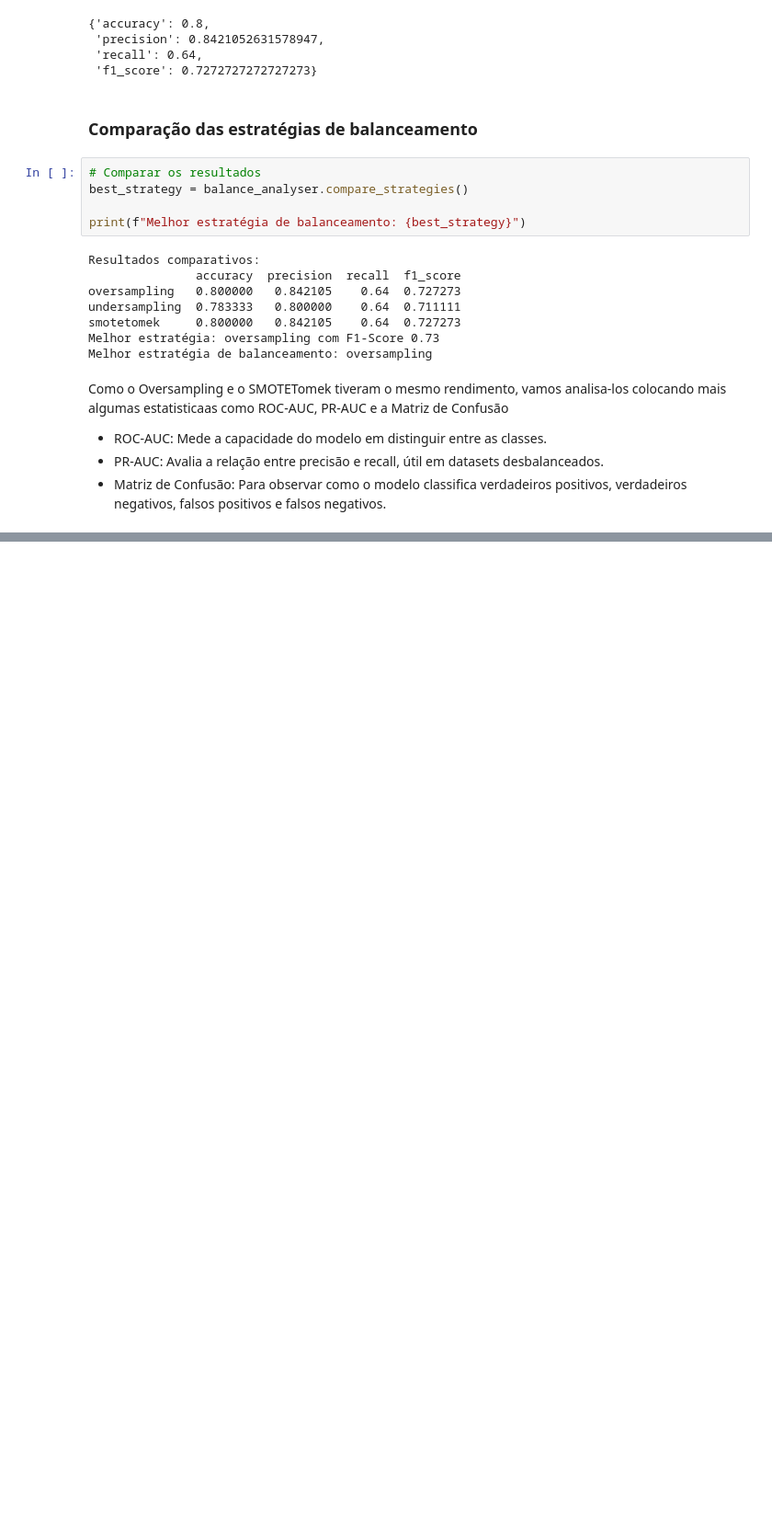
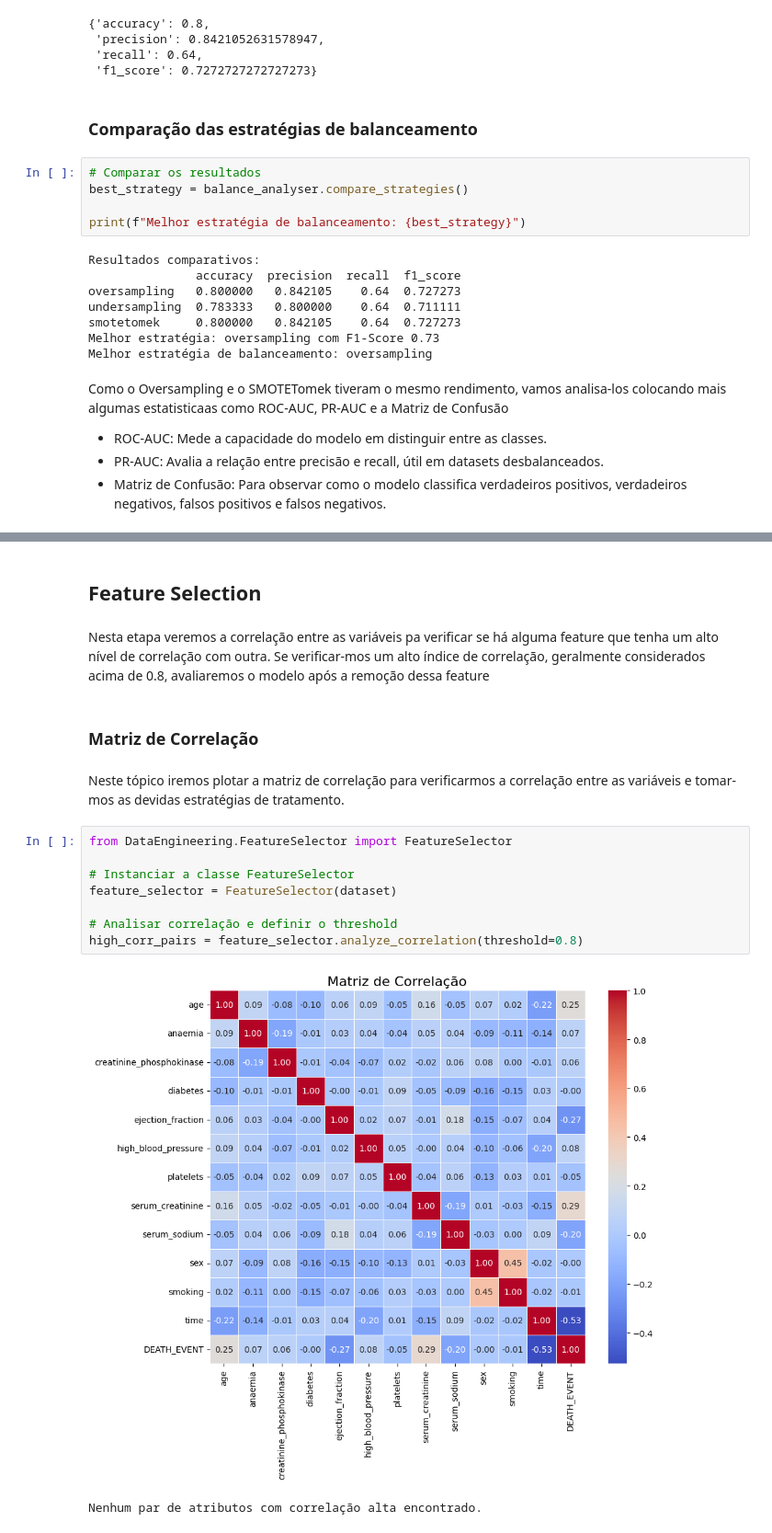
Before and after one commit to batista-neto/data-mining-heart-failure, a Jupyter notebook: main.ipynb, the cells around one changed output, grey strips where cells are left out. Shown at 92% size. Drawn from its saved outputs; the diff is of its cells as text; blank space fills up the shorter version.

```diff
--- a/main.ipynb
+++ b/main.ipynb
@@ -455,3 +457,22 @@ Confusion Matrix:
 Resultados comparados:
 oversampling - ROC-AUC: 0.8240000000000001, PR-AUC: 0.8112349836342236, F1-Score: 0.7272727272727273
 smotetomek - ROC-AUC: 0.8228571428571428, PR-AUC: 0.812354975713194, F1-Score: 0.7272727272727273
+# %% [markdown]
+## Feature Selection
+# %% [markdown]
+Nesta etapa veremos a correlação entre as variáveis pa verificar se há alguma feature que tenha um alto nível de correlação com outra. Se verificar-mos um alto índice de correlação, geralmente considerados acima de 0.8, avaliaremos o modelo após a remoção dessa feature
+# %% [markdown]
+### Matriz de Correlação
+# %% [markdown]
+Neste tópico iremos plotar a matriz de correlação para verificarmos a correlação entre as variáveis e tomar-mos as devidas estratégias de tratamento.
+# %%
+from DataEngineering.FeatureSelector import FeatureSelector
+
+# Instanciar a classe FeatureSelector
+feature_selector = FeatureSelector(dataset)
+
+# Analisar correlação e definir o threshold
+high_corr_pairs = feature_selector.analyze_correlation(threshold=0.8)
+# %% [output]
+[figure, added]
+Nenhum par de atributos com correlação alta encontrado.
```
Also changed, not shown: parts of 33 cells of this notebook.
